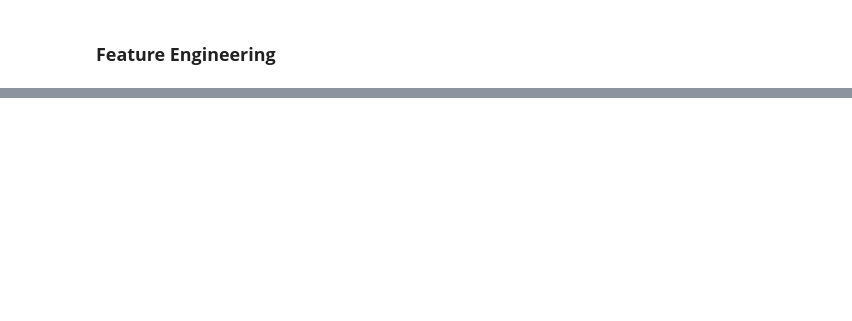
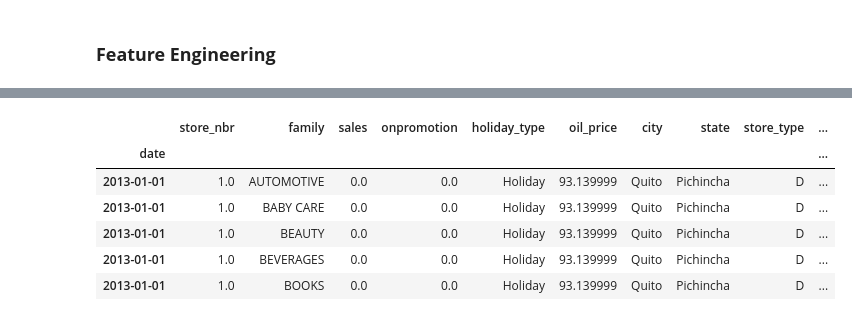
Before and after one commit to mabrony/Time-series-analysis-project, a Jupyter notebook: timeseries.ipynb, the cells around one changed output, grey strips where cells are left out. Drawn from its saved outputs; the diff is of its cells as text; code cells hidden in the pictures; blank space fills up the shorter version.

```diff
--- a/timeseries.ipynb
+++ b/timeseries.ipynb
@@ -2145,0 +2162,11 @@ train_data.head()
+# %%
+# Rename the 'type_x' column to 'holiday_type'
+train_data = train_data.rename(columns={'type_x': 'holiday_type'})
+
+# Rename the 'dcoilwtico' column to 'oil_price'
+train_data = train_data.rename(columns={'dcoilwtico': 'oil_price'})
+
+# Rename the 'type_y' column to 'store_type'
+train_data = train_data.rename(columns={'type_y': 'store_type'})
+
+train_data.head()
@@ -2145,0 +2180,4 @@ train_data.head()
+# %%
+# Drop the id, description columns
+train_data = train_data.drop(['id', 'description', 'locale', 'locale_name'], axis=1)
+train_data.head()
@@ -2145,0 +2191,13 @@ train_data.head()
+# %%
+# Set date as index
+train_data = train_data.set_index('date')
+
+train_data.head()
+# %% [output]
+|  | store_nbr | family | sales | onpromotion | holiday_type | oil_price | city | state | store_type | ... |
+| date |  |  |  |  |  |  |  |  |  | ... |
+| 2013-01-01 | 1.0 | AUTOMOTIVE | 0.0 | 0.0 | Holiday | 93.139999 | Quito | Pichincha | D | ... |
+| 2013-01-01 | 1.0 | BABY CARE | 0.0 | 0.0 | Holiday | 93.139999 | Quito | Pichincha | D | ... |
+| 2013-01-01 | 1.0 | BEAUTY | 0.0 | 0.0 | Holiday | 93.139999 | Quito | Pichincha | D | ... |
+| 2013-01-01 | 1.0 | BEVERAGES | 0.0 | 0.0 | Holiday | 93.139999 | Quito | Pichincha | D | ... |
+| 2013-01-01 | 1.0 | BOOKS | 0.0 | 0.0 | Holiday | 93.139999 | Quito | Pichincha | D | ... |
```
Also changed, not shown: parts of 24 cells of this notebook.
